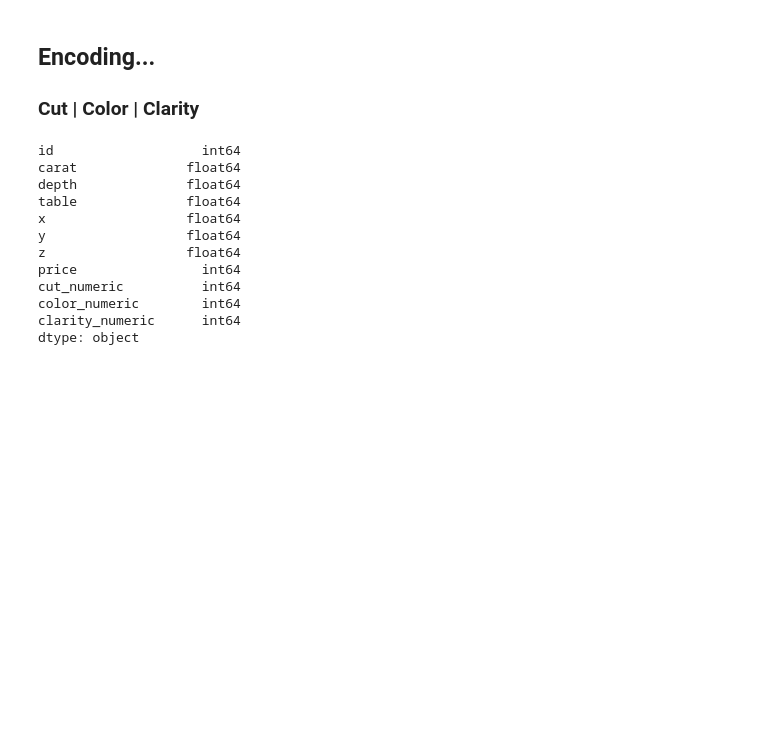
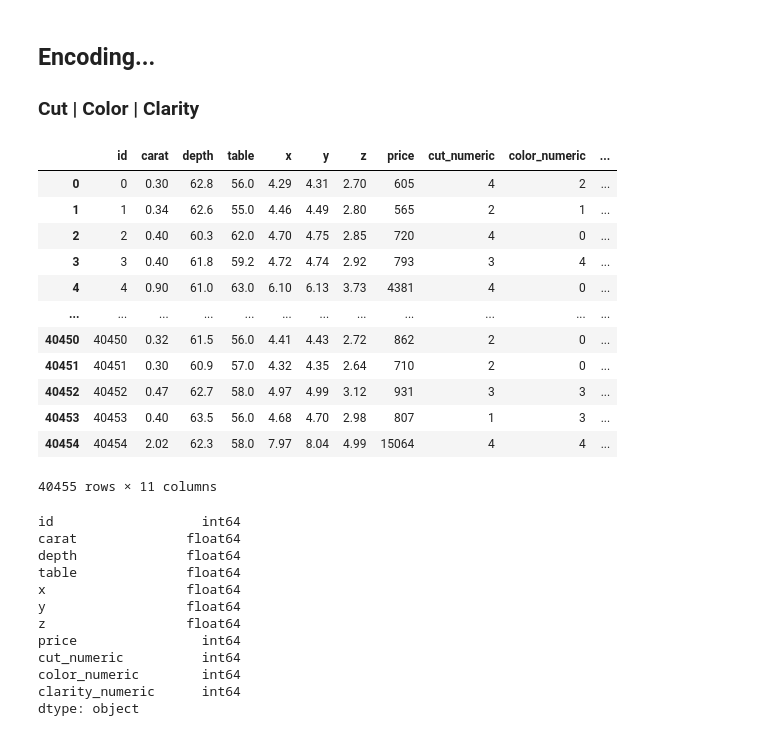
Before and after one commit to adrianacoca/Kaggle-Competition, a Jupyter notebook: Training Models.ipynb, the cells around one changed output. Cells and saved outputs as stored; diff of their text form; code cells hidden in the pictures; blank space fills up the shorter version.

```diff
--- a/Training Models.ipynb
+++ b/Training Models.ipynb
@@ -145,3 +143,20 @@ train_clean["clarity_numeric"] = clarity_numeric
+# %%
+train_clean = encode(train)
+train_clean
+# %% [output]
+|  | id | carat | depth | table | x | y | z | price | cut_numeric | color_numeric | ... |
+| 0 | 0 | 0.30 | 62.8 | 56.0 | 4.29 | 4.31 | 2.70 | 605 | 4 | 2 | ... |
+| 1 | 1 | 0.34 | 62.6 | 55.0 | 4.46 | 4.49 | 2.80 | 565 | 2 | 1 | ... |
+| 2 | 2 | 0.40 | 60.3 | 62.0 | 4.70 | 4.75 | 2.85 | 720 | 4 | 0 | ... |
+| 3 | 3 | 0.40 | 61.8 | 59.2 | 4.72 | 4.74 | 2.92 | 793 | 3 | 4 | ... |
+| 4 | 4 | 0.90 | 61.0 | 63.0 | 6.10 | 6.13 | 3.73 | 4381 | 4 | 0 | ... |
+| ... | ... | ... | ... | ... | ... | ... | ... | ... | ... | ... | ... |
+| 40450 | 40450 | 0.32 | 61.5 | 56.0 | 4.41 | 4.43 | 2.72 | 862 | 2 | 0 | ... |
+| 40451 | 40451 | 0.30 | 60.9 | 57.0 | 4.32 | 4.35 | 2.64 | 710 | 2 | 0 | ... |
+| 40452 | 40452 | 0.47 | 62.7 | 58.0 | 4.97 | 4.99 | 3.12 | 931 | 3 | 3 | ... |
+| 40453 | 40453 | 0.40 | 63.5 | 56.0 | 4.68 | 4.70 | 2.98 | 807 | 1 | 3 | ... |
+| 40454 | 40454 | 2.02 | 62.3 | 58.0 | 7.97 | 8.04 | 4.99 | 15064 | 4 | 4 | ... |
+40455 rows × 11 columns
 # %%
 train_clean.dtypes
 # %% [output]
```
Also changed, not shown: parts of 61 cells of this notebook, 3 other files.
